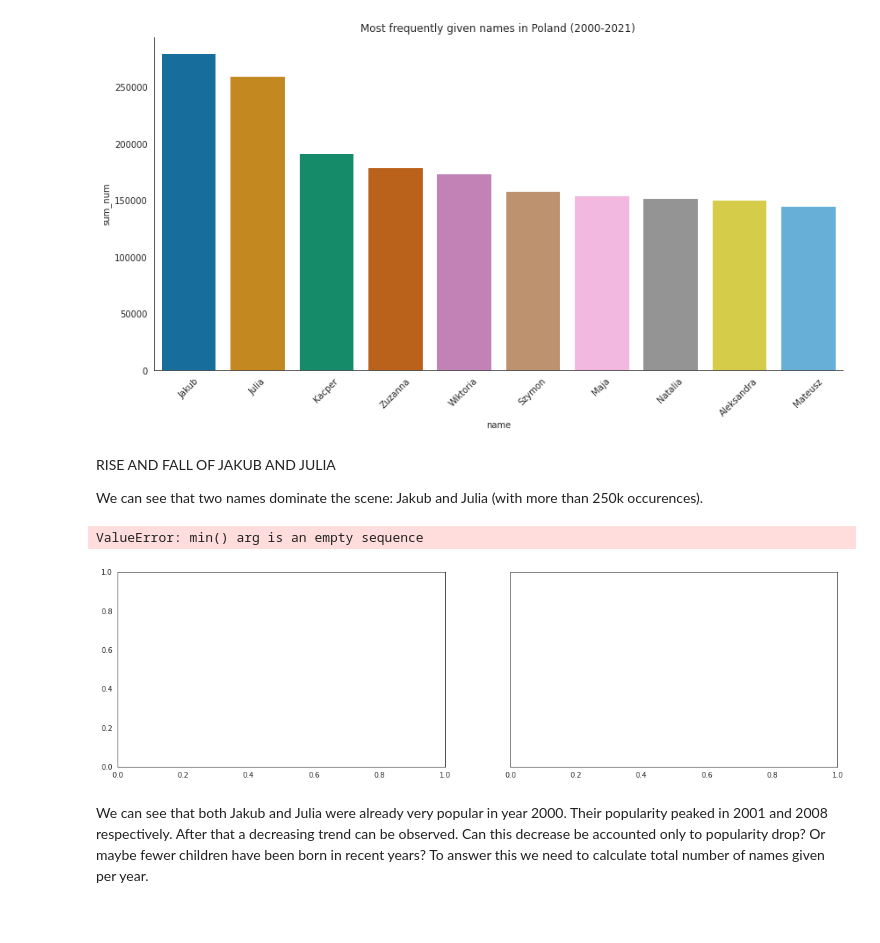
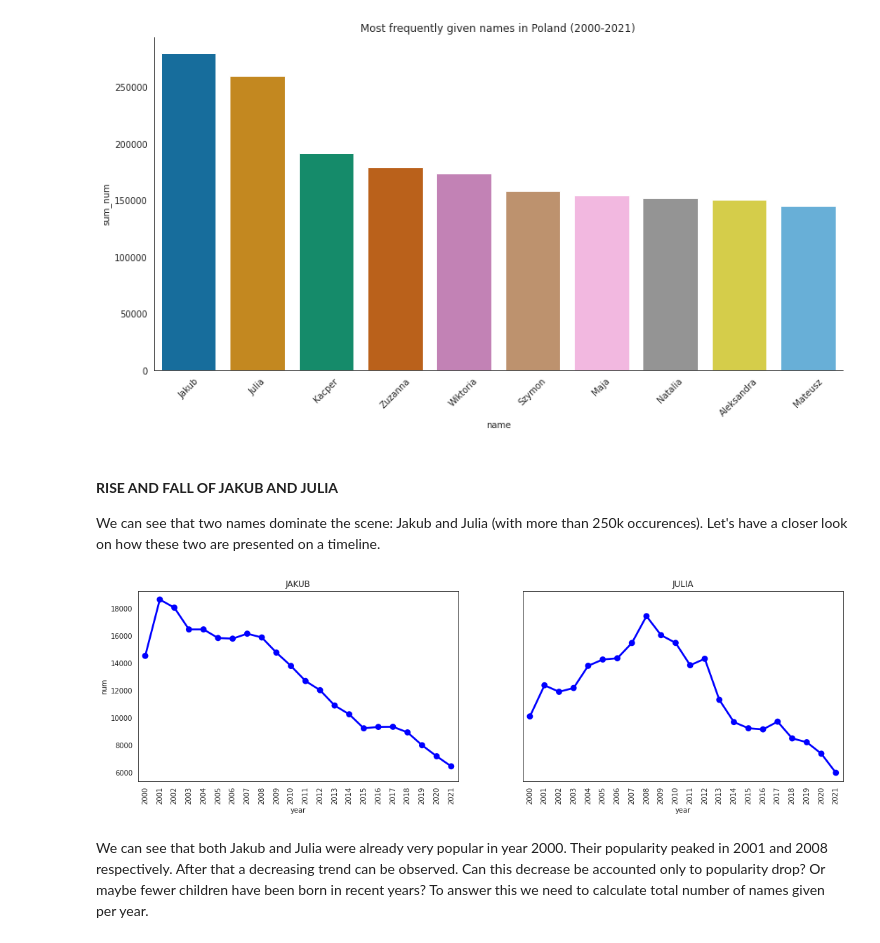
Before and after one commit to lucjanmadej/names_project, a Jupyter notebook: Names.ipynb, the cells around one changed output. Saved outputs shown, nothing was run; the diff lists cells and outputs as text; code cells hidden in the pictures.

Commit message:
Small wording changes to EDA. Change comments in 'TOP 10' and 'RISE AND FALL OF JULIA AND JAKUB' sections according to PEP8

```diff
--- a/Names.ipynb
+++ b/Names.ipynb
@@ -347,35 +347,39 @@ plt.show()
 # %% [output]
 [figure]
 # %% [markdown]
-RISE AND FALL OF JAKUB AND JULIA
+#### **RISE AND FALL OF JAKUB AND JULIA**
 
 We can see that two names dominate the scene: Jakub and Julia (with more than 250k occurences).
+Let's have a closer look on how these two are presented on a timeline.
 # %%
-#choose only data for name 'Jakub'
-data_jakub = names_2000_2021.loc[names_2000_2021['name'] == 'JAKUB']
-#choose only data for name 'Julia'
-data_julia = names_2000_2021.loc[names_2000_2021['name'] == 'JULIA']
+# Create a subset only for the name 'Jakub'
+data_jakub = names_2000_2021.loc[names_2000_2021['name'] == 'Jakub']
+# Create a subset only for the name 'Julia'
+data_julia = names_2000_2021.loc[names_2000_2021['name'] == 'Julia']
 # %%
-#create function for subplot creation
+# Create function for subplot creation
 def subplot_func(data1, x1, y1, title1, data2, x2, y2, title2, color):
-    '''creates 2 pointplots with common y axis
-    takes following as parameters: data1, x1, y1, title1, data2, x2, y2, title2, color'''
-    #create 2 axes objects
-    fig, (ax0, ax1) = plt.subplots(nrows=1, ncols=2, figsize = (18,5), sharey = True) #two subplots with shared y axis
-    sns.pointplot(data = data1, x = x1, y = y1, ci = None, ax = ax0, color = color) #create pointplot data1
+    '''Creates 2 pointplots with common y axis.
+    Takes following as parameters: data1, x1, y1, title1, data2, x2, y2, title2, color'''
+    # Create 2 axes objects
+    # Two subplots with shared y axis
+    fig, (ax0, ax1) = plt.subplots(nrows=1, ncols=2, figsize = (18,5), sharey = True)
+    # Create pointplot from data1
+    sns.pointplot(data = data1, x = x1, y = y1, ci = None, ax = ax0, color = color)
     ax0.set(title = title1)
     ax0.tick_params('x', labelrotation = 90)
-    sns.pointplot(data = data2, x = x2, y = y2, ci = None, ax = ax1, color = color) #pointplot data2
+    # Create pointplot from data2
+    sns.pointplot(data = data2, x = x2, y = y2, ci = None, ax = ax1, color = color)
     ax1.set(title = title2, ylabel = None)
     ax1.tick_params('x', labelrotation = 90)
-    sns.set_style('whitegrid') #set style of plots
+    # Set style of plots and show
+    sns.set_style('whitegrid')
     plt.show()
 
 #run subplot_func to create graph for JAKUB and JULIA
 subplot_func(data_jakub, 'year', 'num', 'JAKUB', data_julia, 'year', 'num', 'JULIA', color = 'blue')
 # %% [output]
-ValueError: min() arg is an empty sequence
-[figure, old version]
+[figure, new version]
 # %% [markdown]
 We can see that both Jakub and Julia were already very popular in year 2000. Their popularity peaked in 2001 and 2008 respectively. After that a decreasing trend can be observed.
 Can this decrease be accounted only to popularity drop?
```
Also changed, not shown: parts of 13 cells of this notebook.
